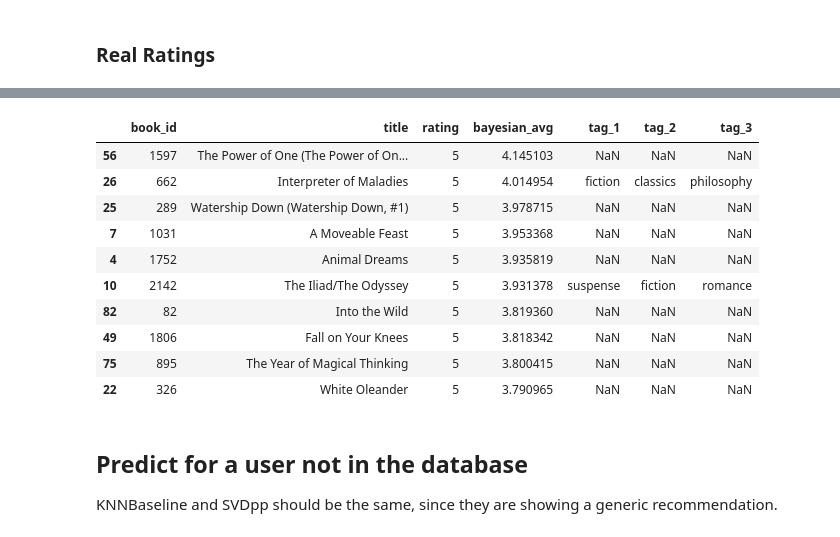
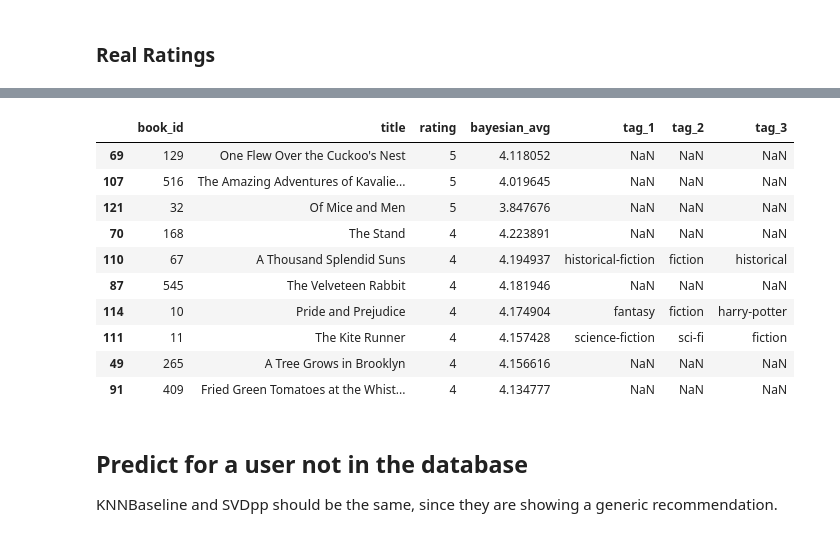
Before and after one commit to Snizzmo/Data-Science, a Jupyter notebook: Capstone3/notebooks/3.0-cf-predictions.ipynb, the cells around one changed output, grey strips where cells are left out. Cells and saved outputs as stored; diff of their text form; code cells hidden in the pictures.

Commit message:
updated for 100+ ratings

```diff
--- a/Capstone3/notebooks/3.0-cf-predictions.ipynb
+++ b/Capstone3/notebooks/3.0-cf-predictions.ipynb
@@ -141,20 +173,20 @@ See the caveats in the documentation: https://pandas.pydata.org/pandas-docs/stab
 # %%
-real_ratings = ratings[ratings.user_id == 24]
+real_ratings = ratings[ratings.user_id == 1234]
 real_ratings = pd.merge(real_ratings, books, on='book_id')
 real_ratings = real_ratings.sort_values(['rating','bayesian_avg'], ascending=[False, False])
 real_ratings[['book_id', 'title','rating', 'bayesian_avg', 'tag_1', 'tag_2', 'tag_3']].head(10)
 # %% [output]
 |  | book_id | title | rating | bayesian_avg | tag_1 | tag_2 | tag_3 |
-| 56 | 1597 | The Power of One (The Power of On... | 5 | 4.145103 | NaN | NaN | NaN |
-| 26 | 662 | Interpreter of Maladies | 5 | 4.014954 | fiction | classics | philosophy |
-| 25 | 289 | Watership Down (Watership Down, #1) | 5 | 3.978715 | NaN | NaN | NaN |
-| 7 | 1031 | A Moveable Feast | 5 | 3.953368 | NaN | NaN | NaN |
-| 4 | 1752 | Animal Dreams | 5 | 3.935819 | NaN | NaN | NaN |
-| 10 | 2142 | The Iliad/The Odyssey | 5 | 3.931378 | suspense | fiction | romance |
-| 82 | 82 | Into the Wild | 5 | 3.819360 | NaN | NaN | NaN |
-| 49 | 1806 | Fall on Your Knees | 5 | 3.818342 | NaN | NaN | NaN |
-| 75 | 895 | The Year of Magical Thinking | 5 | 3.800415 | NaN | NaN | NaN |
-| 22 | 326 | White Oleander | 5 | 3.790965 | NaN | NaN | NaN |
+| 69 | 129 | One Flew Over the Cuckoo's Nest | 5 | 4.118052 | NaN | NaN | NaN |
+| 107 | 516 | The Amazing Adventures of Kavalie... | 5 | 4.019645 | NaN | NaN | NaN |
+| 121 | 32 | Of Mice and Men | 5 | 3.847676 | NaN | NaN | NaN |
+| 70 | 168 | The Stand | 4 | 4.223891 | NaN | NaN | NaN |
+| 110 | 67 | A Thousand Splendid Suns | 4 | 4.194937 | historical-fiction | fiction | historical |
+| 87 | 545 | The Velveteen Rabbit | 4 | 4.181946 | NaN | NaN | NaN |
+| 114 | 10 | Pride and Prejudice | 4 | 4.174904 | fantasy | fiction | harry-potter |
+| 111 | 11 | The Kite Runner | 4 | 4.157428 | science-fiction | sci-fi | fiction |
+| 49 | 265 | A Tree Grows in Brooklyn | 4 | 4.156616 | NaN | NaN | NaN |
+| 91 | 409 | Fried Green Tomatoes at the Whist... | 4 | 4.134777 | NaN | NaN | NaN |
 # %% [markdown]
 ## Predict for a user not in the database
 
```
Also changed, not shown: parts of 10 cells of this notebook, 1 other file.
